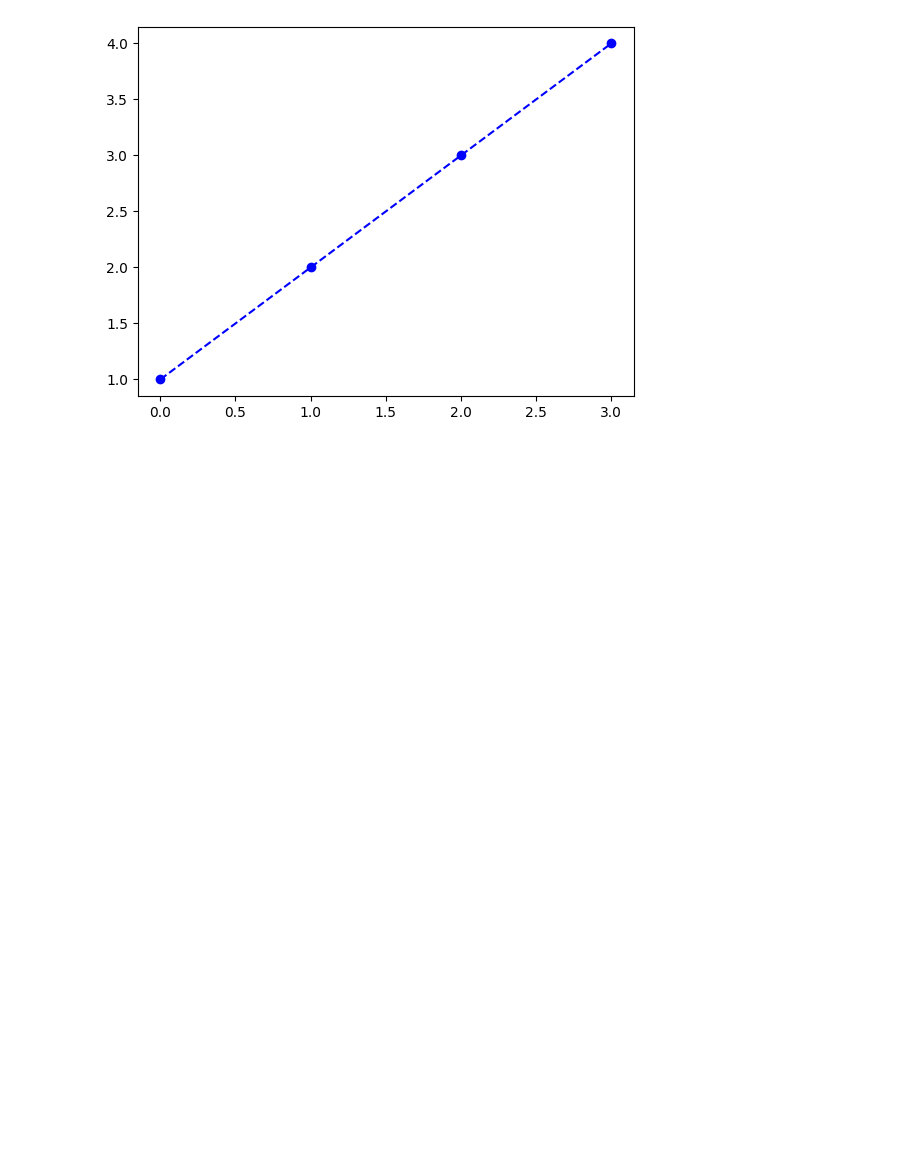
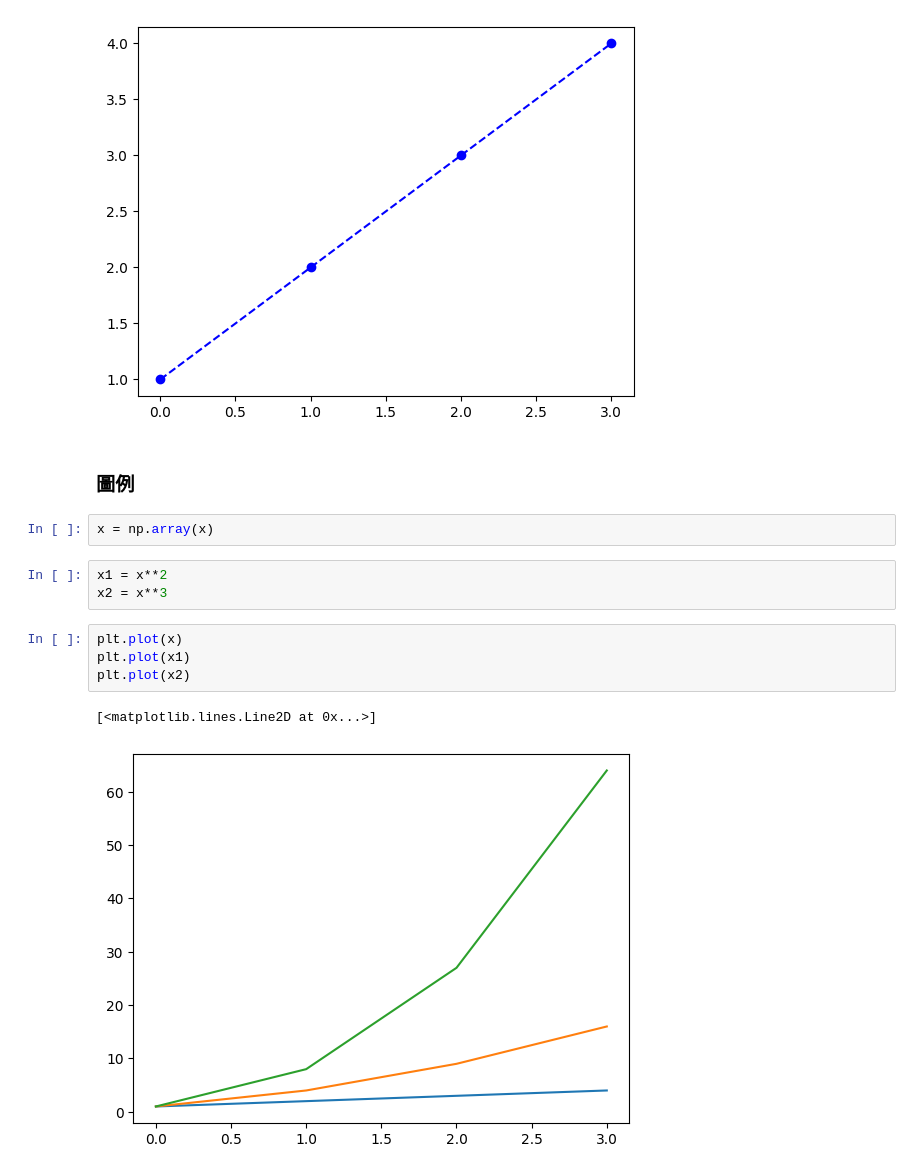
Before and after one commit to vcdemy/20240416, a Jupyter notebook: 2040416筆記.ipynb, the cells around one changed output. Drawn from its saved outputs; the diff is of its cells as text; blank space fills up the shorter version.

```diff
--- a/2040416筆記.ipynb
+++ b/2040416筆記.ipynb
@@ -353,3 +412,17 @@ plt.plot(x, 'bo--')
 # %% [output]
 [<matplotlib.lines.Line2D at 0x...>]
 [figure]
+# %% [markdown]
+### 圖例
+# %%
+x = np.array(x)
+# %%
+x1 = x**2
+x2 = x**3
+# %%
+plt.plot(x)
+plt.plot(x1)
+plt.plot(x2)
+# %% [output]
+[<matplotlib.lines.Line2D at 0x...>]
+[figure, added]
```
Also changed, not shown: parts of 4 cells of this notebook.
